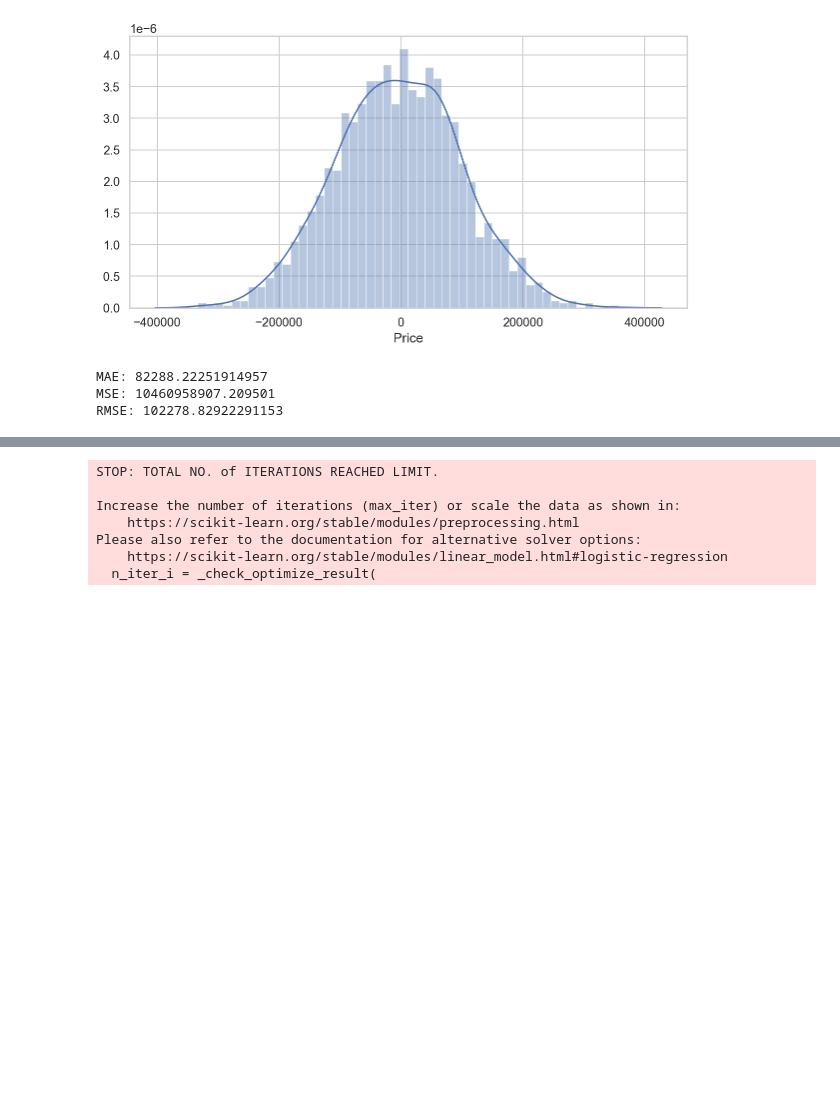
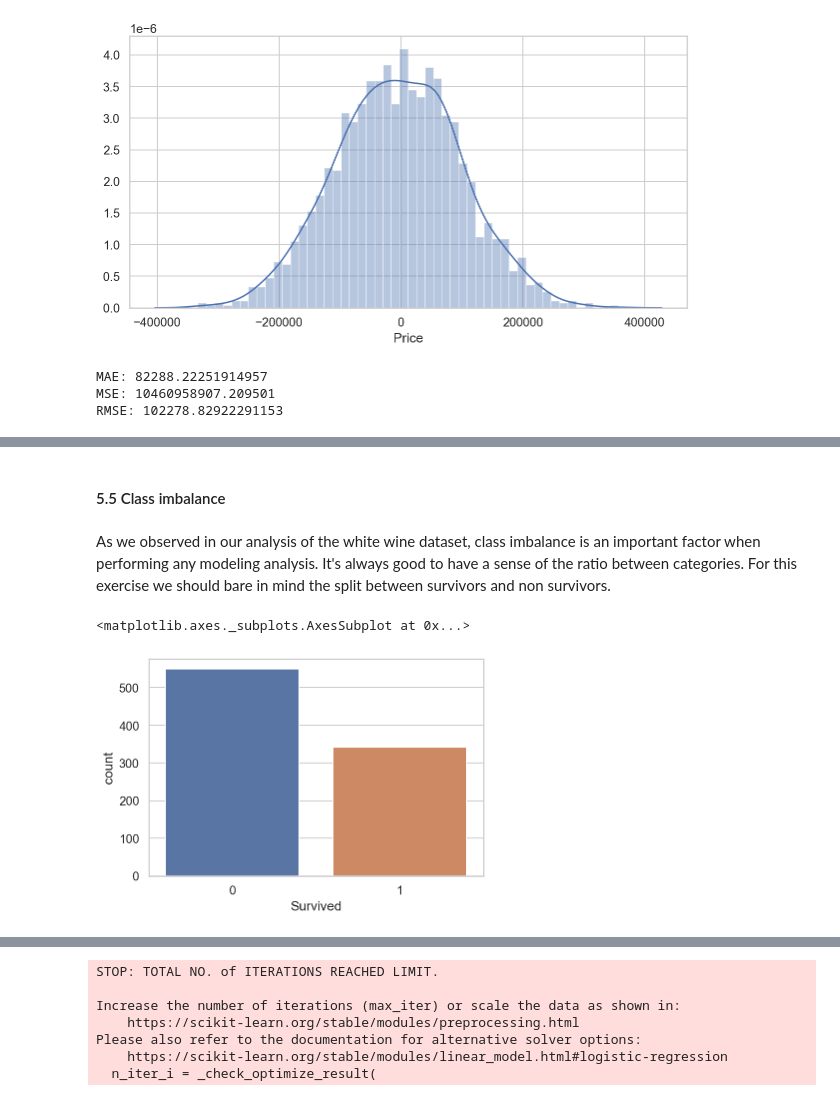
Before and after one commit to Munster2020/HDIP_CSDA_COMP08055, a Jupyter notebook: scikit-learn.ipynb, the cells around one changed output, grey strips where cells are left out. Cells and saved outputs as stored; diff of their text form; code cells hidden in the pictures; blank space fills up the shorter version.

Commit message:
Additional code added to titanic logistic regression in scikit-learn.ipynb

```diff
--- a/scikit-learn.ipynb
+++ b/scikit-learn.ipynb
@@ -651,0 +490,2 @@ df.head()
+# %%
+df_titanic = pd.read_csv('titanic.csv', delimiter=',')
@@ -651,0 +530,9 @@ df.head()
+# %% [markdown]
+#### 5.5 Class imbalance
+# %% [markdown]
+As we observed in our analysis of the white wine dataset, class imbalance is an important factor when performing any modeling analysis. It's always good to have a sense of the ratio between categories. For this exercise we should bare in mind the split between survivors and non survivors.
+# %%
+sns.countplot(x='Survived', data=df_titanic)
+# %% [output]
+<matplotlib.axes._subplots.AxesSubplot at 0x...>
+[figure, added]
```
Also changed, not shown: parts of 81 cells of this notebook.
